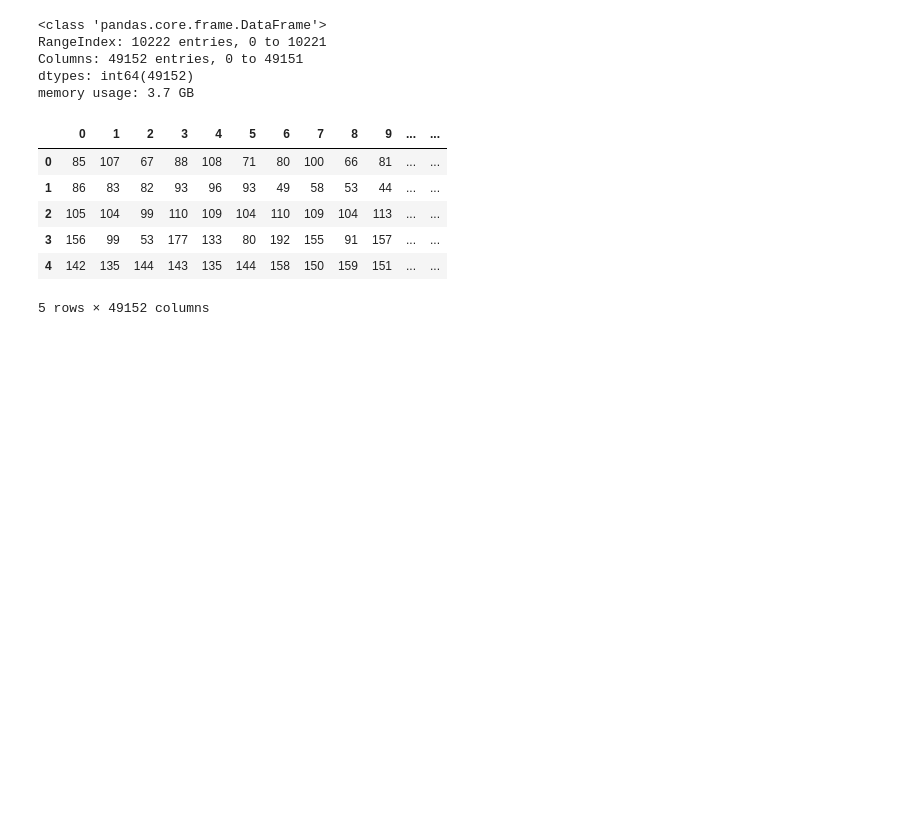
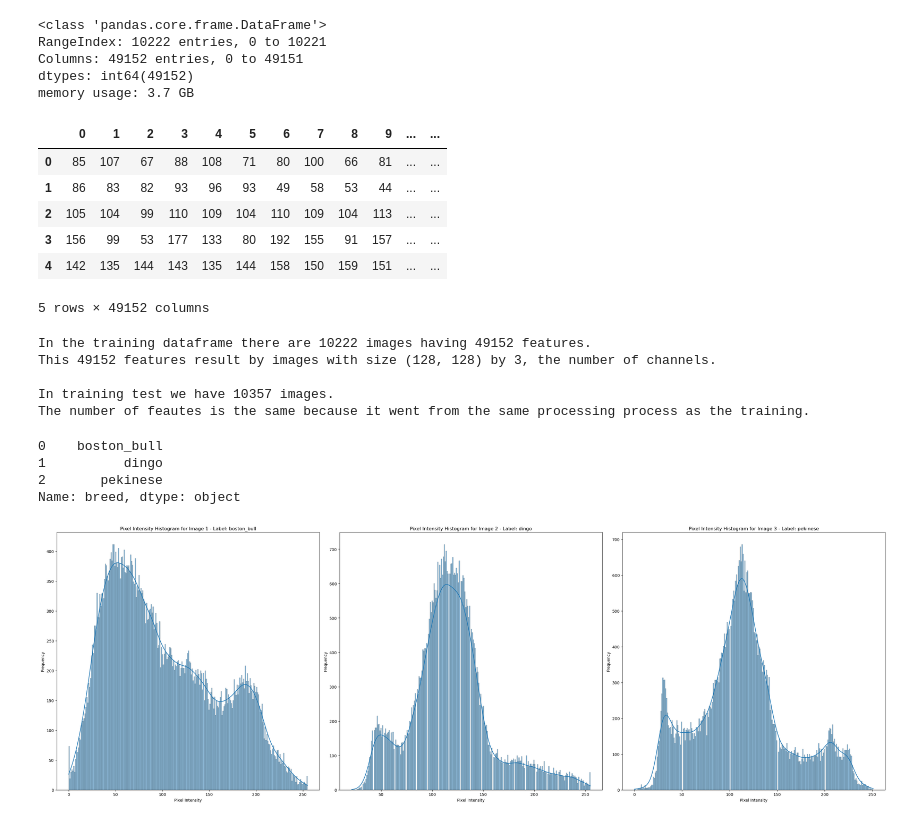
Before and after one commit to vBarFace/Dog-Breed-Identification-Kaggle, a Jupyter notebook: Dog_Breed_Identification.ipynb, the cells around one changed output. Saved outputs shown, nothing was run; the diff lists cells and outputs as text; code cells hidden in the pictures; blank space fills up the shorter version.

```diff
--- a/Dog_Breed_Identification.ipynb
+++ b/Dog_Breed_Identification.ipynb
@@ -197,3 +270,53 @@ train_df.head() # NOTE, it has 49151 because we have 3 RGB channels = 128 * 128
 | 3 | 156 | 99 | 53 | 177 | 133 | 80 | 192 | 155 | 91 | 157 | ... | ... |
 | 4 | 142 | 135 | 144 | 143 | 135 | 144 | 158 | 150 | 159 | 151 | ... | ... |
 5 rows × 49152 columns
+# %%
+# Lets see the train_df shape
+n_images, n_features = train_df.shape
+print(f"In the training dataframe there are {n_images} images having {n_features} features.")
+print(f"This {n_features} features result by images with size {target_size} by 3, the number of channels.")
+
+print()
+
+# Lets see the test_df shape
+n_images_test, n_features_test = test_df.shape
+print(f"In training test we have {n_images_test} images.")
+print(f"The number of feautes is the same because it went from the same processing process as the training.")
+# %% [output]
+In the training dataframe there are 10222 images having 49152 features.
+This 49152 features result by images with size (128, 128) by 3, the number of channels.
+
+In training test we have 10357 images.
+The number of feautes is the same because it went from the same processing process as the training.
+# %%
+# Function to see pixel intensity distribution
+def plot_pixel_intensity_histograms(pixel_values, labels, n_images):
+    fig, axs = plt.subplots(1, n_images, figsize=(30, 10))
+
+    # Ensure axs is always iterable, even for n_images = 1
+    if n_images == 1:
+        axs = [axs]
+
+    for i in range(n_images):
+        sns.histplot(pixel_values[:, i], bins=256, kde=True, ax=axs[i])
+        axs[i].set_title(f'Pixel Intensity Histogram for Image {i+1} - Label: {labels[i]}')
+        axs[i].set_xlabel('Pixel Intensity')
+        axs[i].set_ylabel('Frequency')
+
+    plt.tight_layout()
+    plt.show()
+# %%
+# Lets see if there is any noise
+n_images = 3 # Lets define number of histograms we want to see
+selected_images = train_df.iloc[:n_images].values # Extract the pixel values for the selected images so its faster
+selected_images = selected_images.T # Transpose the selected images to get the pixel values in the correct format
+selected_labels = labels.iloc[:n_images, 1]
+
+# Lets plot
+plot_pixel_intensity_histograms(selected_images, selected_labels, n_images)
+# %% [output]
+0    boston_bull
+1          dingo
+2       pekinese
+Name: breed, dtype: object
+[figure, added]
```
Also changed, not shown: parts of 7 cells of this notebook.
